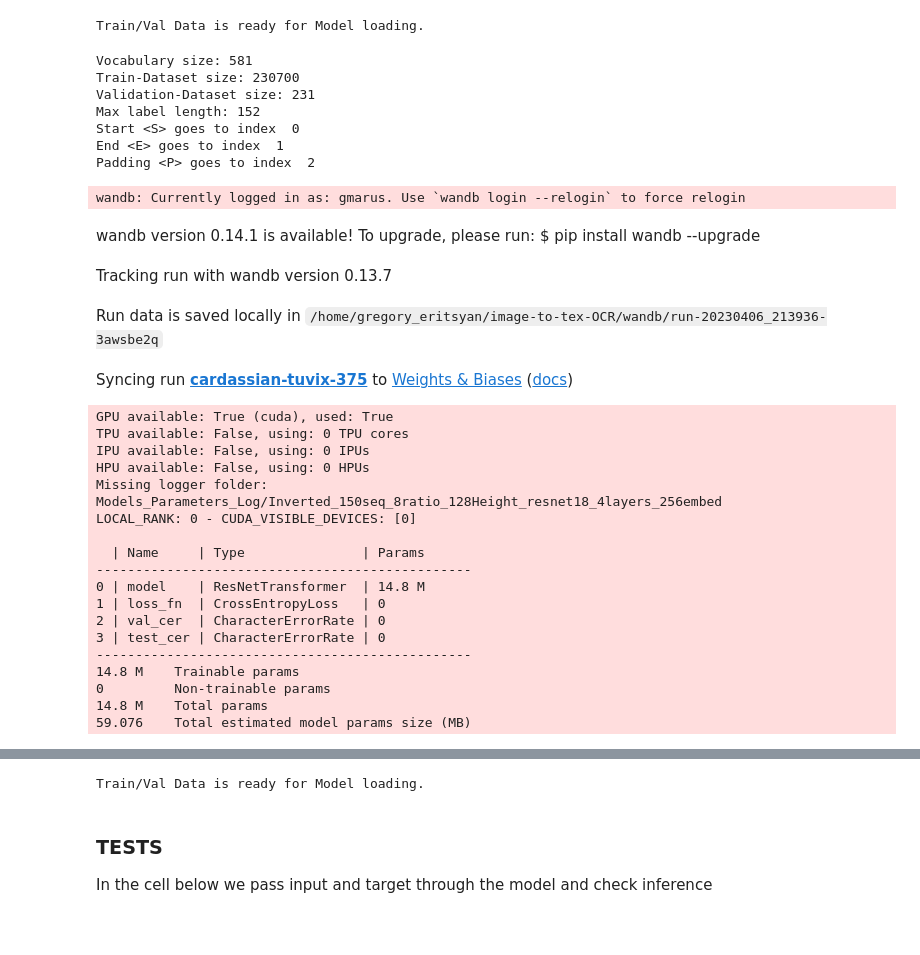
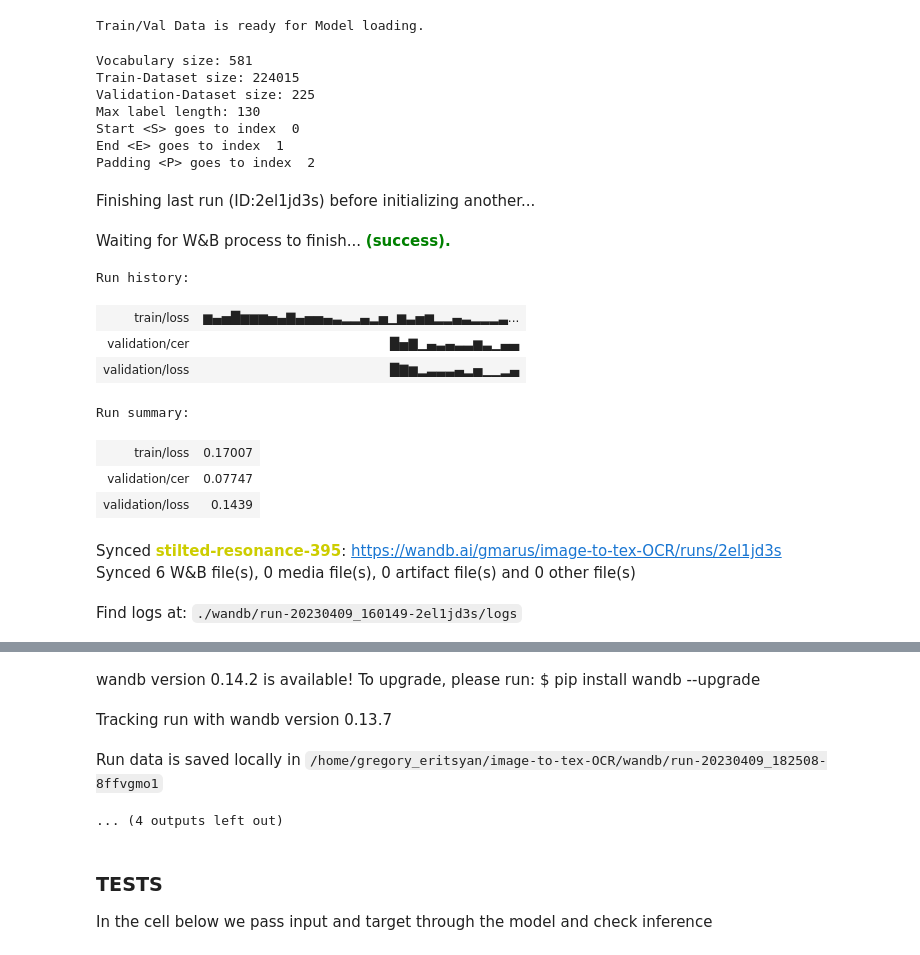
Before and after one commit to gmarus777/image-to-tex-OCR, a Jupyter notebook: Jupyter_Notebooks/GPC_MODEL1_character_tokenizer.ipynb, the cells around one changed output, grey strips where cells are left out. Cells and saved outputs as stored; diff of their text form; code cells hidden in the pictures; blank space fills up the shorter version.

```diff
--- a/Jupyter_Notebooks/GPC_MODEL1_character_tokenizer.ipynb
+++ b/Jupyter_Notebooks/GPC_MODEL1_character_tokenizer.ipynb
@@ -41,7 +41,7 @@ True
 # image filenames need to be in Data/Data_Bank/corresponding_png_images.txt
 
 dataset = Data_Module(stage = 'fit',
-                 set_max_label_length = 150,
+                 set_max_label_length = 128,
                  number_png_images_to_use_in_dataset=270*1000,
                  labels_transform='default',
                 image_transform_name ='alb',
@@ -77,9 +77,9 @@ print(
 )
 # %% [output]
 Vocabulary size: 581
-Train-Dataset size: 230700
-Validation-Dataset size: 231
-Max label length: 152
+Train-Dataset size: 224015
+Validation-Dataset size: 225
+Max label length: 130
 Start <S> goes to index  0
 End <E> goes to index  1
 Padding <P> goes to index  2
@@ -94,40 +94,30 @@ model = ResNetTransformer(dataset=dataset).to(dev)
 #%load_ext tensorboard
 #%tensorboard --logdir Models_Parameters_Log/
 # %%
-logger = TensorBoardLogger("Models_Parameters_Log", name="Inverted_150seq_8ratio_128Height_resnet18_4layers_256embed")
+logger = TensorBoardLogger("Models_Parameters_Log", name="2COLLATE_Inverted_128seq_8ratio_128Height_resnet34_4layers_256embed")
 lit_model = LitResNetTransformer(model=model)
 
 #use the lit_model to run with Trainer
 trainer = Trainer(accelerator='gpu', devices=1,  max_epochs=60, logger=logger, auto_lr_find=True, accumulate_grad_batches=2) #accumulate_grad_batches=2, overfit_batches=1, default_root_dir="lightning_logs/ResNet/checkpoints"
-trainer.fit(model=lit_model, datamodule=dataset,)
+trainer.fit(model=lit_model, datamodule=dataset,ckpt_path= 'Models_Parameters_Log/2COLLATE_Inverted_128seq_8ratio_128Height_resnet34_4layers_256embed/version_3/checkpoints/epoch=9-step=17510.ckpt' )
 
 #add parameter below to trainer.fit to continue from a checkpoint
 #ckpt_path='/Models_Parameters_Log/pritned1_inverted_epoch7.ckpt'
 # ckpt_path = '/Data/Data_Bank epoch=11-step=20916.ckpt'
 # ckpt_path='Models_Parameters_Log/128Height_10ratio_resnet18_4layers_256embed/version_1/checkpoints/epoch=23-step=21024.ckpt'
-# ckpt_path= 'Models_Parameters_Log/8ratio_128Height_resnet18_4layers_256embed/version_0/checkpoints/epoch=2-step=5253.ckpt'
-#  ckpt_path= 'Models_Parameters_Log/8ratio_128Height_resnet18_4layers_256embed/version_2/checkpoints/epoch=19-step=35020.ckpt'
+# ckpt_path= 'Models_Parameters_Log/Inverted_150seq_8ratio_128Height_resnet18_4layers_256embed/version_0/checkpoints/epoch=2-step=5409.ckpt'
+#  ckpt_path= 'Models_Parameters_Log/N_Inverted_128seq_8ratio_128Height_resnet34_4layers_256embed/version_3/checkpoints/epoch=6-step=12257.ckpt'
 # %% [output]
-wandb: Currently logged in as: gmarus. Use `wandb login --relogin` to force relogin
-wandb version 0.14.1 is available! To upgrade, please run: $ pip install wandb --upgrade
+Finishing last run (ID:2el1jd3s) before initializing another...
-Tracking run with wandb version 0.13.7
+Waiting for W&B process to finish... (success).
+Run history:
+| train/loss | ▆▄▅█▆▆▆▅▄▇▄▅▅▄▃▂▂▄▂▅▁▆▃▅▆▂▂▄▃▂▂▂▃... |
+| validation/cer | █▅▇▁▄▃▄▃▃▆▃▁▄▄ |
+| validation/loss | █▇▆▂▃▃▃▄▂▅▁▁▂▄ |
+Run summary:
+| train/loss | 0.17007 |
+| validation/cer | 0.07747 |
+| validation/loss | 0.1439 |
-Run data is saved locally in /home/gregory_eritsyan/image-to-tex-OCR/wandb/run-20230406_213936-3awsbe2q
+Synced stilted-resonance-395: https://wandb.ai/gmarus/image-to-tex-OCR/runs/2el1jd3s
+Synced 6 W&B file(s), 0 media file(s), 0 artifact file(s) and 0 other file(s)
-Syncing run cardassian-tuvix-375 to Weights & Biases (docs)
+Find logs at: ./wandb/run-20230409_160149-2el1jd3s/logs
-GPU available: True (cuda), used: True
-TPU available: False, using: 0 TPU cores
-IPU available: False, using: 0 IPUs
-HPU available: False, using: 0 HPUs
-Missing logger folder: Models_Parameters_Log/Inverted_150seq_8ratio_128Height_resnet18_4layers_256embed
-LOCAL_RANK: 0 - CUDA_VISIBLE_DEVICES: [0]
-
-  | Name     | Type               | Params
-------------------------------------------------
-0 | model    | ResNetTransformer  | 14.8 M
-1 | loss_fn  | CrossEntropyLoss   | 0
-2 | val_cer  | CharacterErrorRate | 0
-3 | test_cer | CharacterErrorRate | 0
-------------------------------------------------
-14.8 M    Trainable params
-0         Non-trainable params
-14.8 M    Total params
-59.076    Total estimated model params size (MB)
@@ -134,4 +125,7 @@ LOCAL_RANK: 0 - CUDA_VISIBLE_DEVICES: [0]
+wandb version 0.14.2 is available! To upgrade, please run: $ pip install wandb --upgrade
+Tracking run with wandb version 0.13.7
+Run data is saved locally in /home/gregory_eritsyan/image-to-tex-OCR/wandb/run-20230409_182508-8ffvgmo1
-Train/Val Data is ready for Model loading.
+... (4 outputs left out)
 # %%
 #'epoch=37-step=53466.ckpt'
 import json
```
Also changed, not shown: parts of 8 cells of this notebook.
